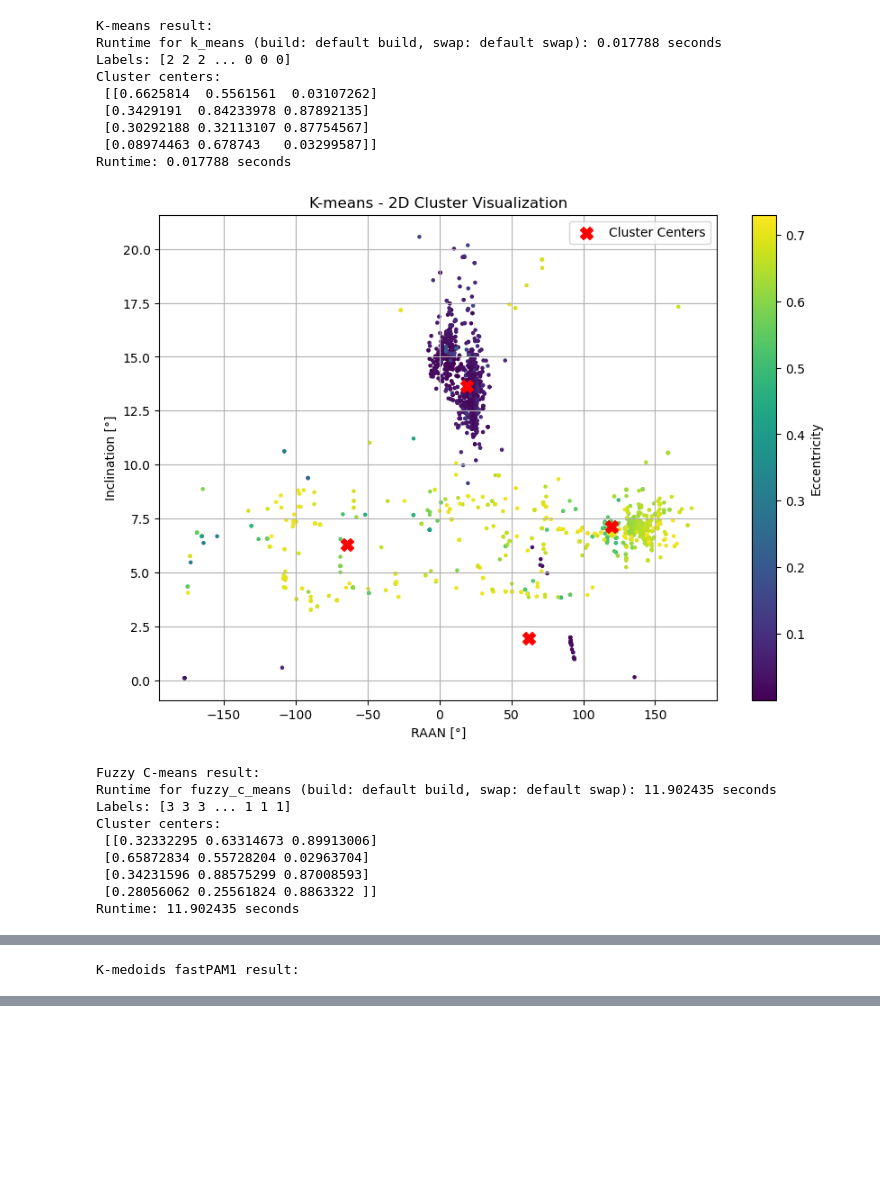
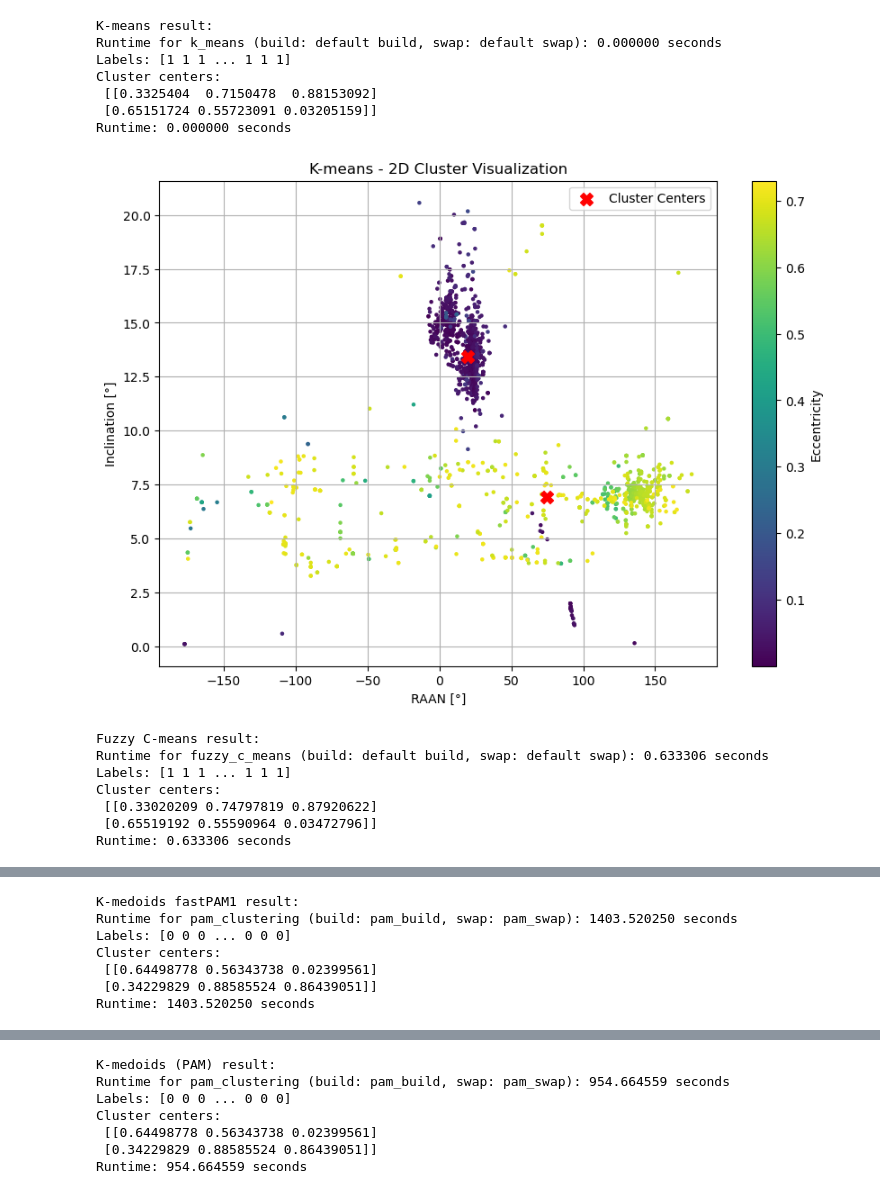
Before and after one commit to FiPf/AIUB-Backup, a Jupyter notebook: clustering/main.ipynb, the cells around one changed output, grey strips where cells are left out. Drawn from its saved outputs; the diff is of its cells as text; code cells hidden in the pictures; blank space fills up the shorter version.

```diff
--- a/clustering/main.ipynb
+++ b/clustering/main.ipynb
@@ -90,7 +90,7 @@ testfile = r"../input/stat_Master_02_geo_s1.crs"
 data = cluster_data.prepare_data_for_clustering(testfile)
 data = np.array(data).T
 normalized_data, data_min, data_max = cluster_data.normalize_data(data)
-k = 4  # Number of clusters
+k = 2  # Number of clusters
 
 # Helper function for clustering and plotting
 def run_clustering(algorithm, name, data, data_min, data_max, *args, **kwargs):
@@ -123,47 +123,43 @@ def run_clustering(algorithm, name, data, data_min, data_max, *args, **kwargs):
     return result, runtime
 
 # Run clustering algorithms
 result_kmeans, time_kmeans = run_clustering(k_means, "K-means", normalized_data, data_min, data_max, k, init='kmeans++')
 result_fcm, time_fcm = run_clustering(fuzzy_c_means, "Fuzzy C-means", normalized_data, data_min, data_max, k, m=2)
 result_fastpam1, time_fastpam1 = run_clustering(pam_clustering, "K-medoids fastPAM1", normalized_data, data_min, data_max, k, None, my_kmedoids.fastpam1_swap)
 result_kmedoids, time_kmedoids = run_clustering(pam_clustering, "K-medoids (PAM)", normalized_data, data_min, data_max, k, build_function=None, swap_function=None)
 result_fastpam2, time_fastpam2 = run_clustering(pam_clustering, "K-medoids fastPAM2 + LAB-build", normalized_data, data_min, data_max, k, my_kmedoids.fastpam_lab_build, my_kmedoids.fastpam2_swap)
 #result_dbscan, time_dbscan = cluster_data.estimate_runtime(dbscan_clustering, normalized_data, eps=0.5, min_samples=5)
 
 print("\n--- Runtime Summary ---")
 print(f"K-means runtime: {time_kmeans:.6f} seconds")
 print(f"Fuzzy C-means runtime: {time_fcm:.6f} seconds")
 print(f"K-medoids (PAM) runtime: {time_kmedoids:.6f} seconds")
 print(f"K-medoids fastPAM1 runtime: {time_fastpam1:.6f} seconds")
 print(f"K-medoids fastPAM2 + LAB-build runtime: {time_fastpam2:.6f} seconds")
 #print(f"DBSCAN runtime: {time_dbscan:.6f} seconds")
 
 print("\nDBSCAN Clustering Result:")
 #print("Labels:", result_dbscan)
 
 # Unnormalize DBSCAN results
 unnormalized_data = cluster_data.unnormalize(normalized_data, None, data_min, data_max)[0]
 
 #plotter = ClusterPlotter(unnormalized_data, result_dbscan, None)
 #plotter.clusters_3d_plot("DBSCAN 3D Cluster Visualization")
 #plotter.clusters_2d_plot("DBSCAN 2D Cluster Visualization")
 # %% [output]
 K-means result:
-Runtime for k_means (build: default build, swap: default swap): 0.017788 seconds
-Labels: [2 2 2 ... 0 0 0]
+Runtime for k_means (build: default build, swap: default swap): 0.000000 seconds
+Labels: [1 1 1 ... 1 1 1]
 Cluster centers:
- [[0.6625814  0.5561561  0.03107262]
- [0.3429191  0.84233978 0.87892135]
- [0.30292188 0.32113107 0.87754567]
- [0.08974463 0.678743   0.03299587]]
-Runtime: 0.017788 seconds
+ [[0.3325404  0.7150478  0.88153092]
+ [0.65151724 0.55723091 0.03205159]]
+Runtime: 0.000000 seconds
-[figure, old version]
+[figure, new version]
 Fuzzy C-means result:
-Runtime for fuzzy_c_means (build: default build, swap: default swap): 11.902435 seconds
-Labels: [3 3 3 ... 1 1 1]
+Runtime for fuzzy_c_means (build: default build, swap: default swap): 0.633306 seconds
+Labels: [1 1 1 ... 1 1 1]
 Cluster centers:
- [[0.32332295 0.63314673 0.89913006]
- [0.65872834 0.55728204 0.02963704]
- [0.34231596 0.88575299 0.87008593]
- [0.28056062 0.25561824 0.8863322 ]]
-Runtime: 11.902435 seconds
+ [[0.33020209 0.74797819 0.87920622]
+ [0.65519192 0.55590964 0.03472796]]
+Runtime: 0.633306 seconds
@@ -171 +167,7 @@ Runtime: 11.902435 seconds
 K-medoids fastPAM1 result:
+Runtime for pam_clustering (build: pam_build, swap: pam_swap): 1403.520250 seconds
+Labels: [0 0 0 ... 0 0 0]
+Cluster centers:
+ [[0.64498778 0.56343738 0.02399561]
+ [0.34229829 0.88585524 0.86439051]]
+Runtime: 1403.520250 seconds
@@ -171,0 +175,7 @@ K-medoids fastPAM1 result:
+K-medoids (PAM) result:
+Runtime for pam_clustering (build: pam_build, swap: pam_swap): 954.664559 seconds
+Labels: [0 0 0 ... 0 0 0]
+Cluster centers:
+ [[0.64498778 0.56343738 0.02399561]
+ [0.34229829 0.88585524 0.86439051]]
+Runtime: 954.664559 seconds
```
Also changed, not shown: parts of 2 cells of this notebook, 2 other files.
